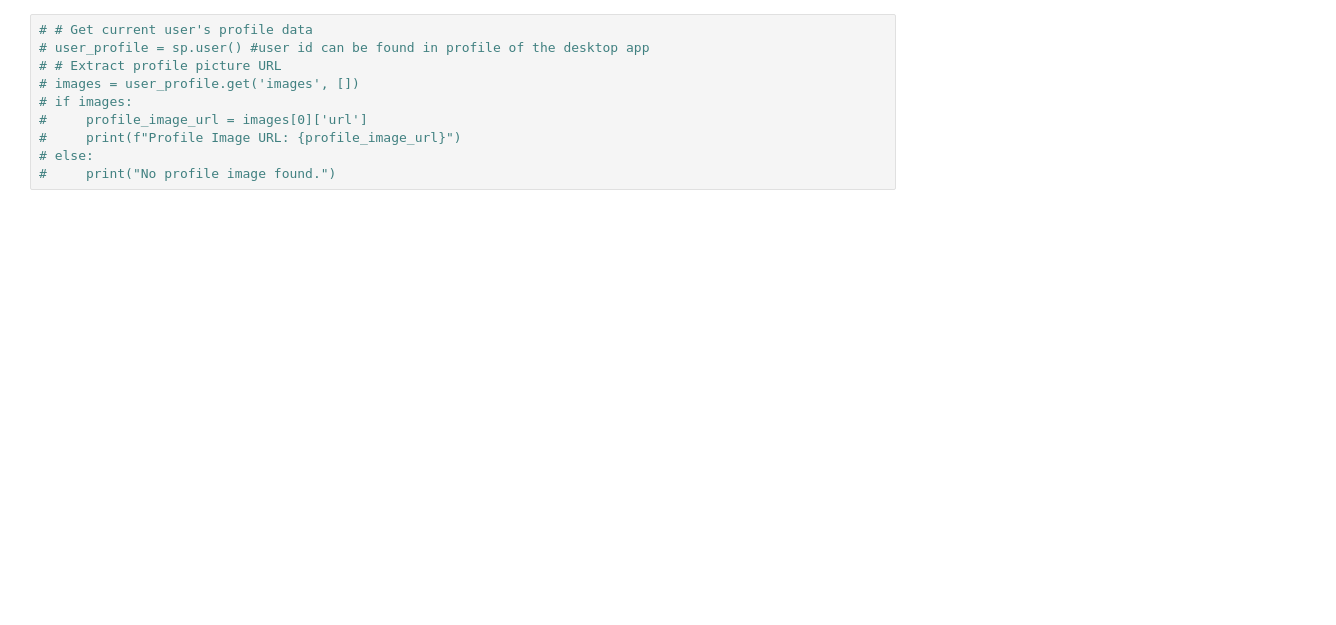
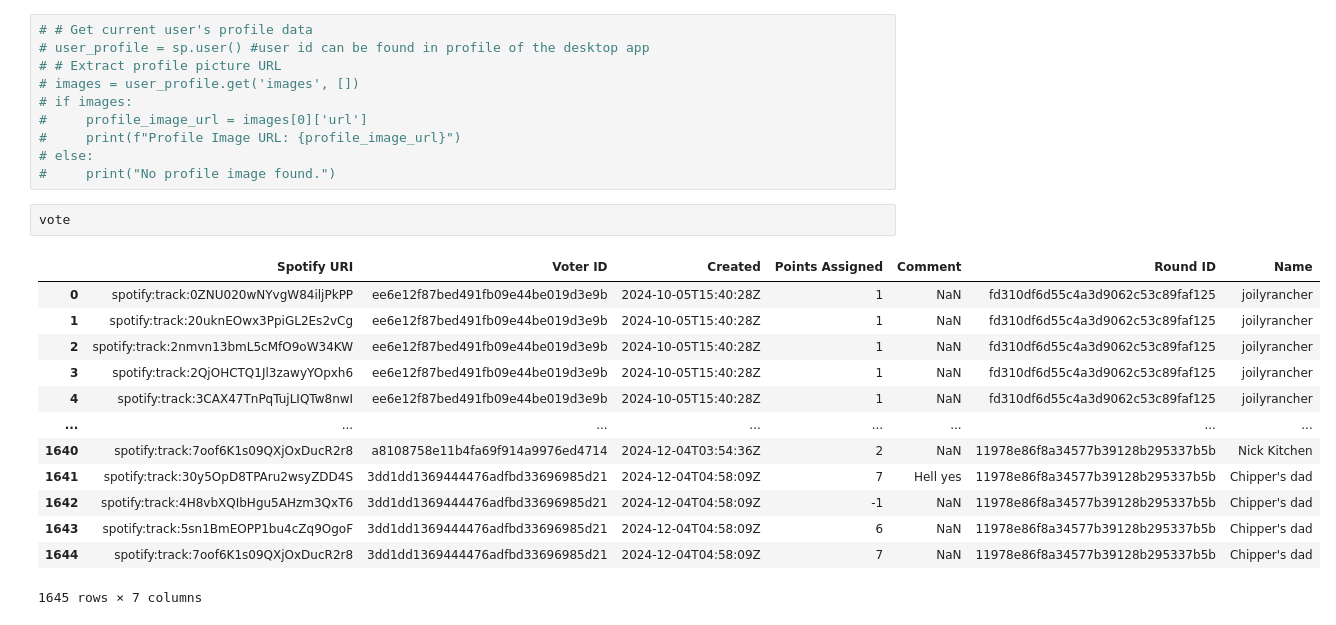
Before and after one commit to ajwinters/SpotifyPlayground, a Jupyter notebook: musicleague/networkmaps.ipynb, the cells around one changed output. Drawn from its saved outputs; the diff is of its cells as text; blank space fills up the shorter version.

```diff
--- a/musicleague/networkmaps.ipynb
+++ b/musicleague/networkmaps.ipynb
@@ -102,3 +217,19 @@ plt.savefig('../output/network graph fall songs.png')
 #     print(f"Profile Image URL: {profile_image_url}")
 # else:
 #     print("No profile image found.")
+# %%
+vote
+# %% [output]
+|  | Spotify URI | Voter ID | Created | Points Assigned | Comment | Round ID | Name |
+| 0 | spotify:track:0ZNU020wNYvgW84iljPkPP | ee6e12f87bed491fb09e44be019d3e9b | 2024-10-05T15:40:28Z | 1 | NaN | fd310df6d55c4a3d9062c53c89faf125 | joilyrancher |
+| 1 | spotify:track:20uknEOwx3PpiGL2Es2vCg | ee6e12f87bed491fb09e44be019d3e9b | 2024-10-05T15:40:28Z | 1 | NaN | fd310df6d55c4a3d9062c53c89faf125 | joilyrancher |
+| 2 | spotify:track:2nmvn13bmL5cMfO9oW34KW | ee6e12f87bed491fb09e44be019d3e9b | 2024-10-05T15:40:28Z | 1 | NaN | fd310df6d55c4a3d9062c53c89faf125 | joilyrancher |
+| 3 | spotify:track:2QjOHCTQ1Jl3zawyYOpxh6 | ee6e12f87bed491fb09e44be019d3e9b | 2024-10-05T15:40:28Z | 1 | NaN | fd310df6d55c4a3d9062c53c89faf125 | joilyrancher |
+| 4 | spotify:track:3CAX47TnPqTujLIQTw8nwI | ee6e12f87bed491fb09e44be019d3e9b | 2024-10-05T15:40:28Z | 1 | NaN | fd310df6d55c4a3d9062c53c89faf125 | joilyrancher |
+| ... | ... | ... | ... | ... | ... | ... | ... |
+| 1640 | spotify:track:7oof6K1s09QXjOxDucR2r8 | a8108758e11b4fa69f914a9976ed4714 | 2024-12-04T03:54:36Z | 2 | NaN | 11978e86f8a34577b39128b295337b5b | Nick Kitchen |
+| 1641 | spotify:track:30y5OpD8TPAru2wsyZDD4S | 3dd1dd1369444476adfbd33696985d21 | 2024-12-04T04:58:09Z | 7 | Hell yes | 11978e86f8a34577b39128b295337b5b | Chipper's dad |
+| 1642 | spotify:track:4H8vbXQIbHgu5AHzm3QxT6 | 3dd1dd1369444476adfbd33696985d21 | 2024-12-04T04:58:09Z | -1 | NaN | 11978e86f8a34577b39128b295337b5b | Chipper's dad |
+| 1643 | spotify:track:5sn1BmEOPP1bu4cZq9OgoF | 3dd1dd1369444476adfbd33696985d21 | 2024-12-04T04:58:09Z | 6 | NaN | 11978e86f8a34577b39128b295337b5b | Chipper's dad |
+| 1644 | spotify:track:7oof6K1s09QXjOxDucR2r8 | 3dd1dd1369444476adfbd33696985d21 | 2024-12-04T04:58:09Z | 7 | NaN | 11978e86f8a34577b39128b295337b5b | Chipper's dad |
+1645 rows × 7 columns
```
Also changed, not shown: parts of 8 cells of this notebook, 8 other files.
